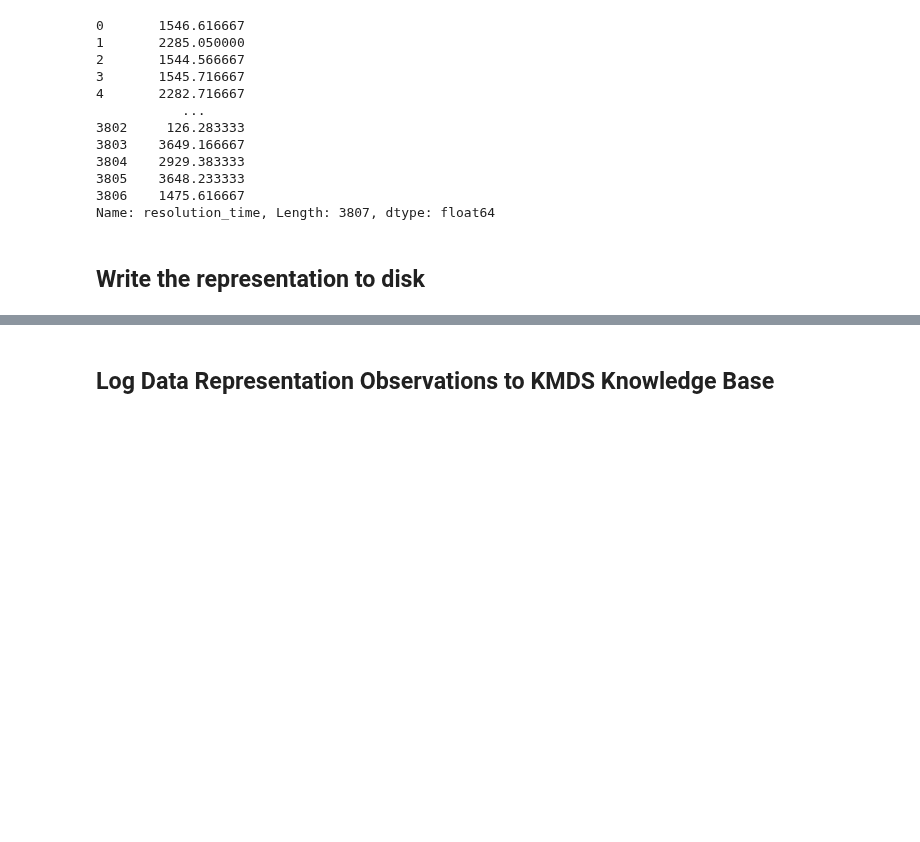
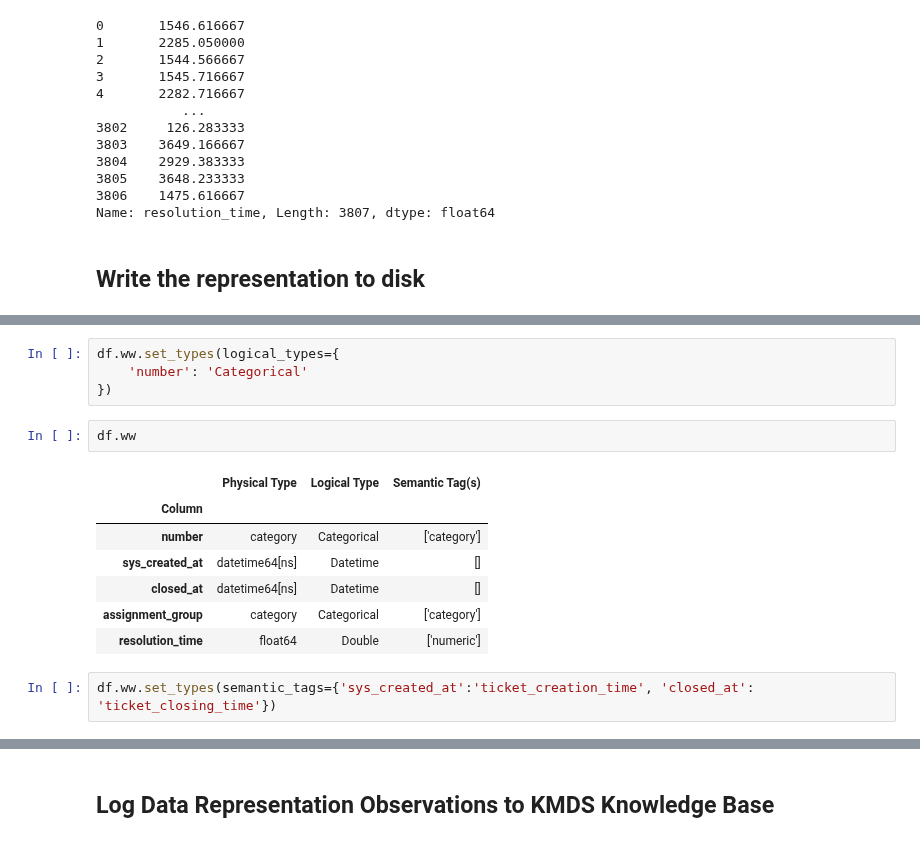
Before and after one commit to rajivsam/KMDS, a Jupyter notebook: examples_of_use/analytics/example_analytics_data_rep_1.ipynb, the cells around one changed output, grey strips where cells are left out. Drawn from its saved outputs; the diff is of its cells as text; blank space fills up the shorter version.

```diff
--- a/examples_of_use/analytics/example_analytics_data_rep_1.ipynb
+++ b/examples_of_use/analytics/example_analytics_data_rep_1.ipynb
@@ -66,0 +84,16 @@ df.to_csv(fp_q2_2016, index=False)
+# %%
+df.ww.set_types(logical_types={
+    'number': 'Categorical'
+})
+# %%
+df.ww
+# %% [output]
+|  | Physical Type | Logical Type | Semantic Tag(s) |
+| Column |  |  |  |
+| number | category | Categorical | ['category'] |
+| sys_created_at | datetime64[ns] | Datetime | [] |
+| closed_at | datetime64[ns] | Datetime | [] |
+| assignment_group | category | Categorical | ['category'] |
+| resolution_time | float64 | Double | ['numeric'] |
+# %%
+df.ww.set_types(semantic_tags={'sys_created_at':'ticket_creation_time', 'closed_at': 'ticket_closing_time'})
```
Also changed, not shown: parts of 6 cells of this notebook, 4 other files.
